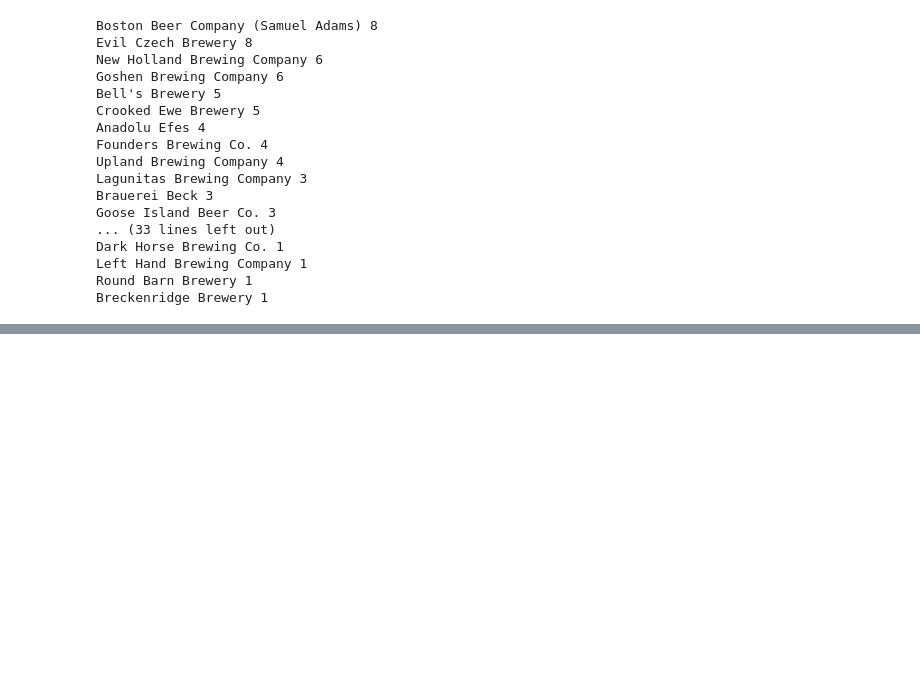
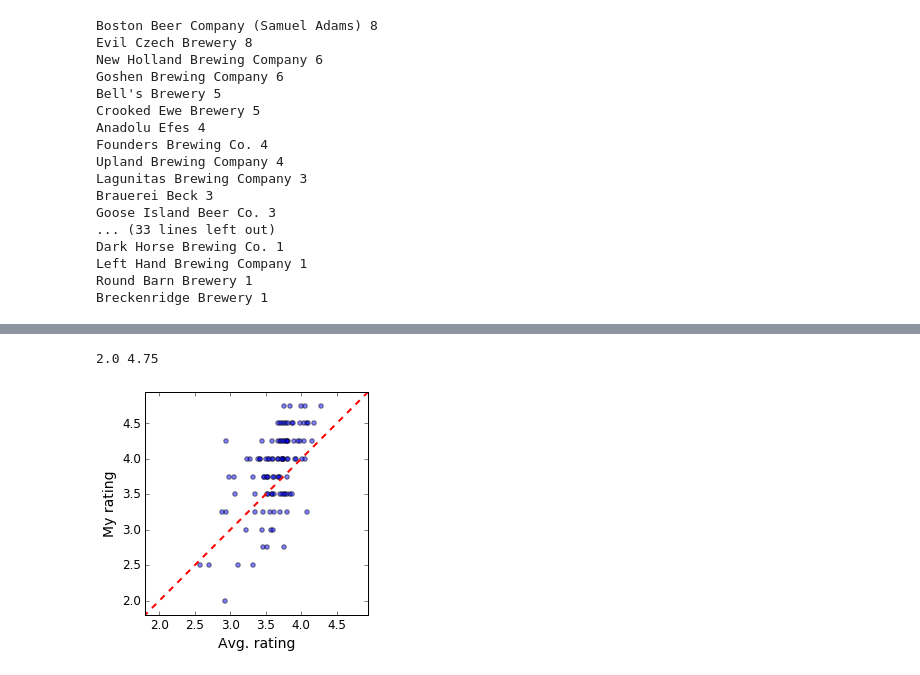
Before and after one commit to onurvarol/my_beer_exploration, a Jupyter notebook: untappd_analysis.ipynb, the cells around one changed output, grey strips where cells are left out. Cells and saved outputs as stored; diff of their text form; code cells hidden in the pictures; blank space fills up the shorter version.

```diff
--- a/untappd_analysis.ipynb
+++ b/untappd_analysis.ipynb
@@ -147,0 +166,21 @@ Breckenridge Brewery 1
+# %%
+# Scatter plot of avg. ratings vs. my ratings
+scatterData = list()
+for b in uniqueBeers:
+    scatterData.append((b['beer']['rating_score'], b['rating_score']))
+scatterData = np.array(scatterData)
+
+fig = plt.figure(figsize=(4,4))
+plt.plot([0,5],[0,5],'r--', linewidth=2)
+plt.scatter(scatterData[:,0], scatterData[:,1], alpha=0.5)
+
+minV, maxV = np.min(scatterData), np.max(scatterData)
+print minV, maxV
+plt.xlim((minV-0.2, maxV+0.2))
+plt.ylim((minV-0.2, maxV+0.2))
+plt.xlabel('Avg. rating', fontsize=14)
+plt.ylabel('My rating', fontsize=14)
+plt.tick_params(axis='both', which='major', labelsize=12)
+# %% [output]
+2.0 4.75
+[figure, added]
```
Also changed, not shown: parts of 4 cells of this notebook.
